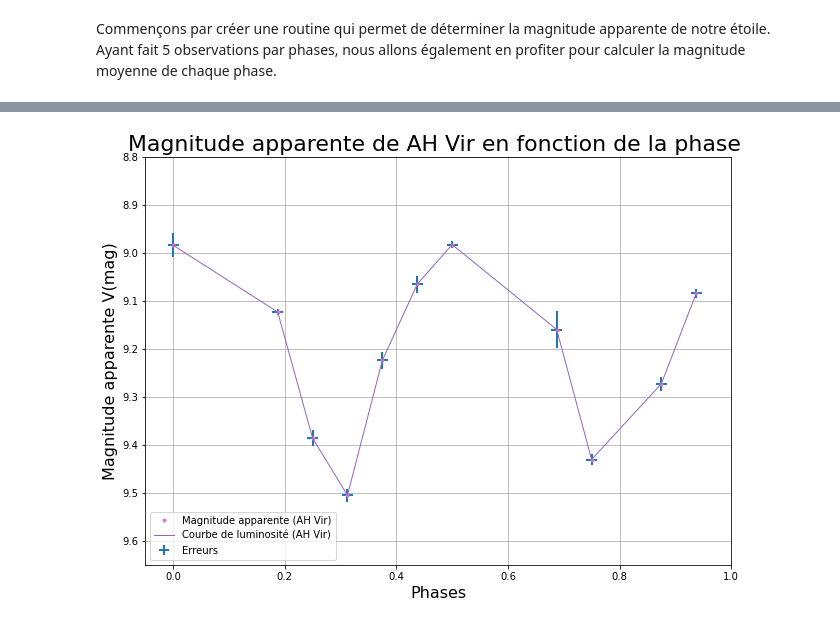
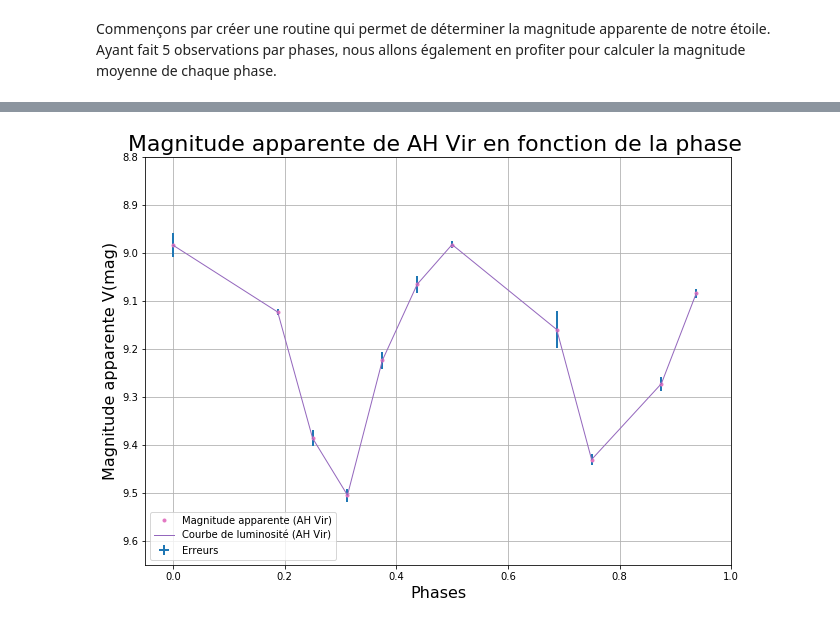
Before and after one commit to ilahmaid/Stage-Astro-2020, a Jupyter notebook: Stage_observations.ipynb, the cells around one changed output, grey strips where cells are left out. Cells and saved outputs as stored; diff of their text form; code cells hidden in the pictures.

Commit message:
errors done my boi

```diff
--- a/Stage_observations.ipynb
+++ b/Stage_observations.ipynb
@@ -135,23 +150,23 @@ print(M_AHVir)
 # %%
-Mag, Err, Phases = np.array(M_AHVir[0]), np.array(M_AHVir[1]), (np.array(phases))
+Mag, Err1, Err2, Phases = np.array(M_AHVir[0]), np.array(M_AHVir[1][0]), np.array(M_AHVir[1][1]), (np.array(phases))
 #sigma=np.array([,])
 #--------------------------------------------------------------------------------- Graphe
 plt.figure(figsize=(10.5,7.5))
 plt.title('Magnitude apparente de AH Vir en fonction de la phase ', size=22)
 plt.xlabel('Phases', size=16)
 plt.ylabel('Magnitude apparente V(mag)', size=16)
 plt.plot(Phases,Mag,".", label='Magnitude apparente (AH Vir)',
             color='C6', lw=10)
 plt.plot(Phases,Mag,"-", label='Courbe de luminosité (AH Vir)',
             color='C4', lw=1)
-plt.errorbar(Phases,Mag ,xerr=0.01,yerr=Err, label='Erreurs',
+plt.errorbar(Phases,Mag ,xerr=Err2,yerr=Err1, label='Erreurs',
             color='C0', linestyle='' ,linewidth=2)
 plt.legend(loc='lower left')
 plt.xlim(-0.05,1.)
 plt.ylim(9.65,8.8)
 plt.grid()
 # %% [output]
-[figure, old version]
+[figure, new version]
 # %%
 data=pd.DataFrame(Mag, index=phases, columns=['Mag Moyenne'])
 data.head(11)
```
Also changed, not shown: parts of 4 cells of this notebook.
